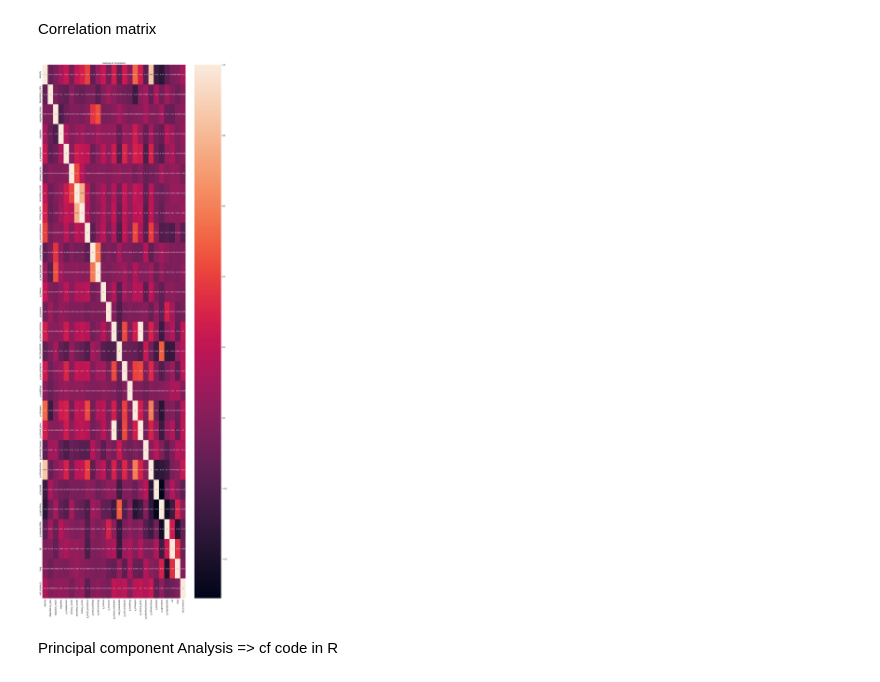
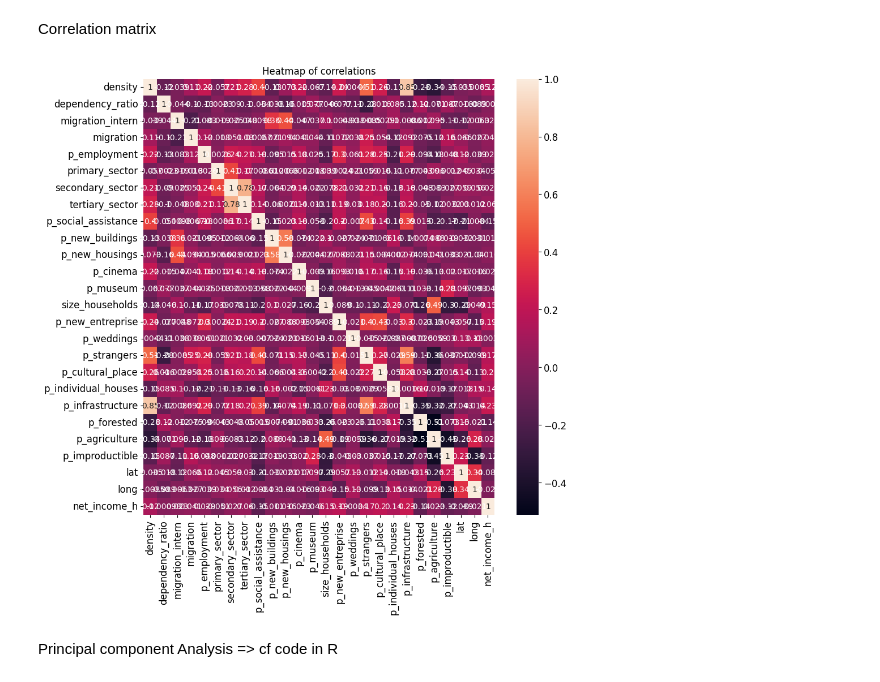
Before and after one commit to axellebersier/Urban_data_mining, a Jupyter notebook: Data_description_2020.ipynb, the cells around one changed output. Cells and saved outputs as stored; diff of their text form; code cells hidden in the pictures.

```diff
--- a/Data_description_2020.ipynb
+++ b/Data_description_2020.ipynb
@@ -126,6 +126,7 @@ df_2020.head()
 5 rows × 29 columns
 # %%
 df_2020 =  df_2020.iloc[:,2:]
+df_2020.drop('p_culture_institution', axis=1, inplace=True)
 df_2020
 # %% [output]
 |  | density | dependency_ratio | migration_intern | migration | p_employment | primary_sector | ... |
@@ -151,13 +152,13 @@ Correlation matrix
 # %%
 import seaborn as sn
 import matplotlib.pyplot as plt
 
 ax = sn.heatmap(corr_matrix_2020, annot=True)
 plt.title("Heatmap of correlations")
-plt.rcParams["figure.figsize"] = (20,60)
+plt.rcParams["figure.figsize"] = (30,50)
 plt.show()
 # %% [output]
-[figure, old version]
+[figure, new version]
 # %% [markdown]
 Principal component Analysis => cf code in R
 # %% [markdown]
```
Also changed, not shown: parts of 20 cells of this notebook.
